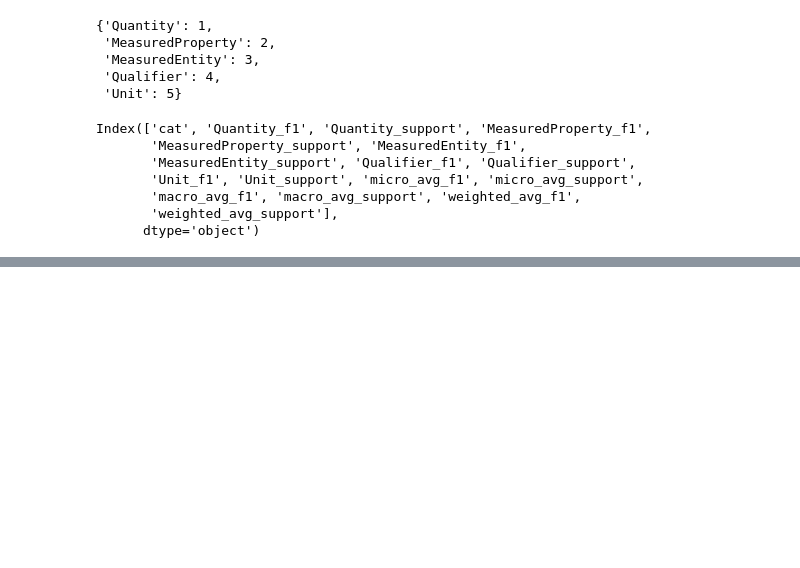
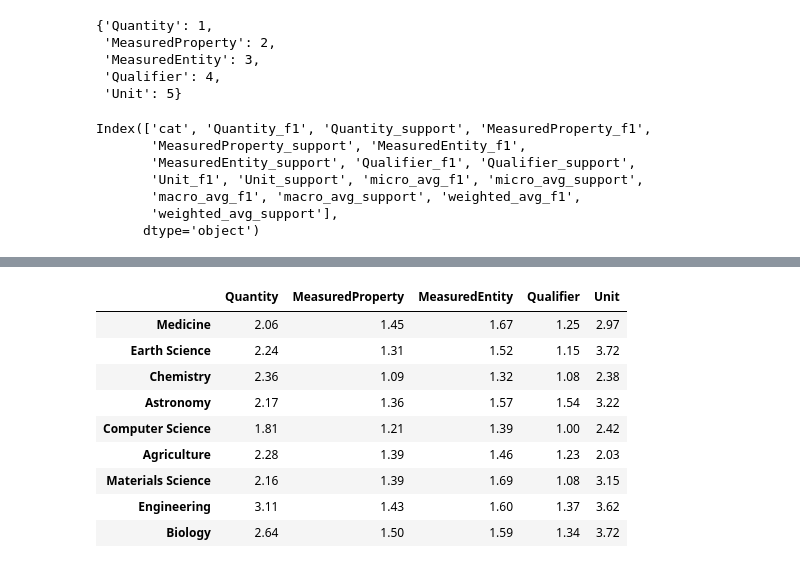
Before and after one commit to sams-data/MeasEval, a Jupyter notebook: anlaysis.ipynb, the cells around one changed output, grey strips where cells are left out. Cells and saved outputs as stored; diff of their text form; code cells hidden in the pictures; blank space fills up the shorter version.

```diff
--- a/anlaysis.ipynb
+++ b/anlaysis.ipynb
@@ -13,7 +14,7 @@ currentdir = os.getcwd() # ~/MeasEval/baselines
 
 datapath = os.path.join(currentdir,'data/output/')
 
-interimpath = os.path.join(currentdir, "../data/interim/")
+interimpath = os.path.join(currentdir, "data/interim/")
 
 rb_base_path = os.path.join(datapath+'final_roberta-base_bs-8_lr-7e-05_drop-0.022/')
 rb_bio_path = os.path.join(datapath+'final_biomed_roberta_base_bs-8_lr-7e-05_drop-0.022/')
@@ -442,0 +611,18 @@ final_Scores
+# %%
+round2 = lambda r2 : round(r2, ndigits=2)
+
+labs_per_utok = (cat_lab_counts/cat_lab_tokens).applymap(round2,na_action='ignore').drop('Mathematics').drop('NoLabel',axis=1)
+
+labs_per_utok.to_csv('labs_per_utok.csv')
+labs_per_utok
+# %% [output]
+|  | Quantity | MeasuredProperty | MeasuredEntity | Qualifier | Unit |
+| Medicine | 2.06 | 1.45 | 1.67 | 1.25 | 2.97 |
+| Earth Science | 2.24 | 1.31 | 1.52 | 1.15 | 3.72 |
+| Chemistry | 2.36 | 1.09 | 1.32 | 1.08 | 2.38 |
+| Astronomy | 2.17 | 1.36 | 1.57 | 1.54 | 3.22 |
+| Computer Science | 1.81 | 1.21 | 1.39 | 1.00 | 2.42 |
+| Agriculture | 2.28 | 1.39 | 1.46 | 1.23 | 2.03 |
+| Materials Science | 2.16 | 1.39 | 1.69 | 1.08 | 3.15 |
+| Engineering | 3.11 | 1.43 | 1.60 | 1.37 | 3.62 |
+| Biology | 2.64 | 1.50 | 1.59 | 1.34 | 3.72 |
```
Also changed, not shown: parts of 17 cells of this notebook, 3 other files.
